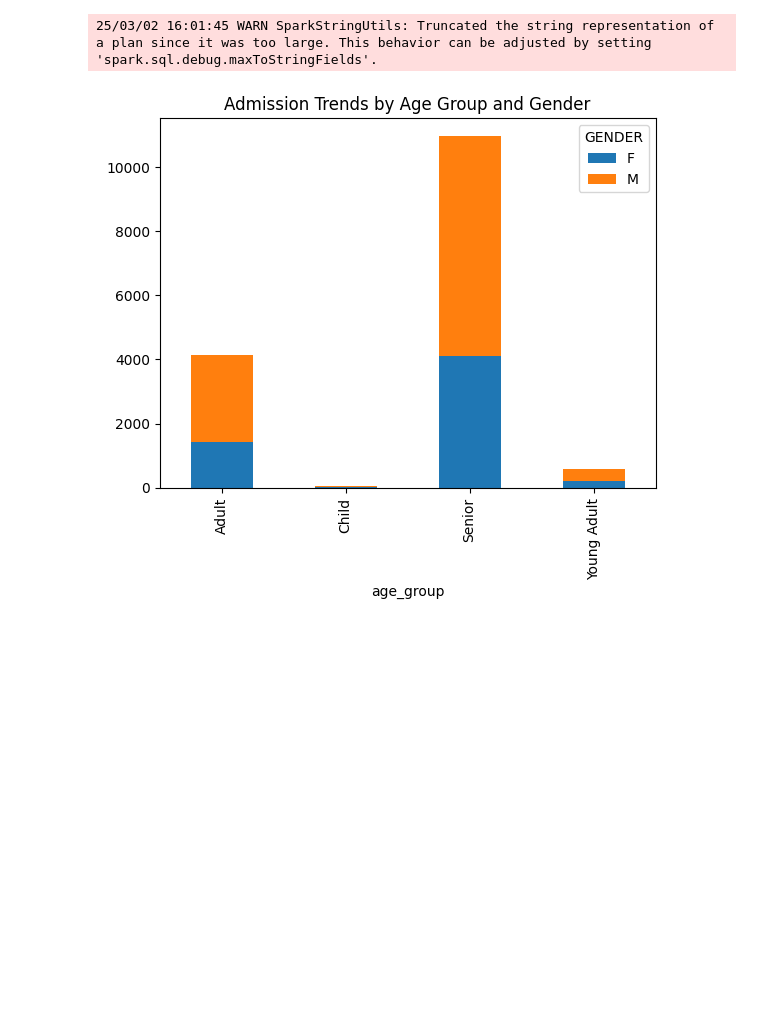
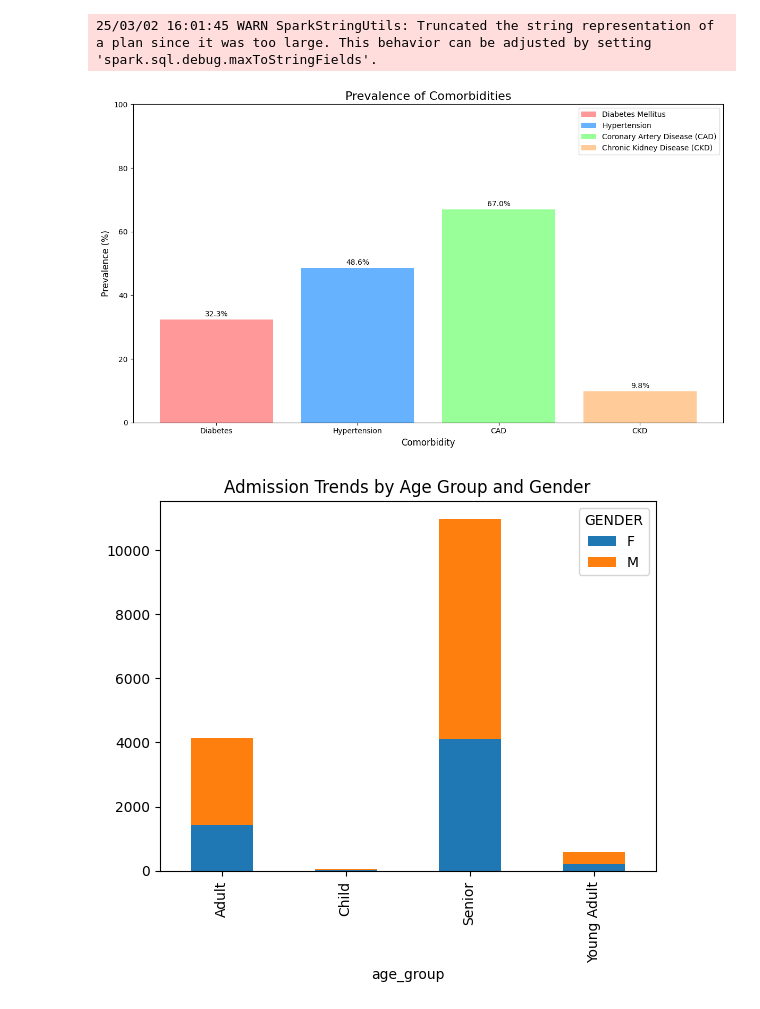
Before and after one commit to ExistCode/big_data_assignment, a Jupyter notebook: Spark.ipynb, the cells around one changed output. Drawn from its saved outputs; the diff is of its cells as text; code cells hidden in the pictures; blank space fills up the shorter version.

```diff
--- a/Untitled.ipynb
+++ b/Spark.ipynb
@@ -72,6 +72,43 @@ comorbidities = spark.sql("""
 """)
 # %% [output]
 25/03/02 16:01:45 WARN SparkStringUtils: Truncated the string representation of a plan since it was too large. This behavior can be adjusted by setting 'spark.sql.debug.maxToStringFields'.
+# %%
+comorbidity_results = comorbidities.collect()[0]
+# %%
+total_admissions = comorbidity_results['total_admissions']
+diabetes_prevalence = comorbidity_results['diabetes_count'] / \
+    total_admissions * 100
+hypertension_prevalence = comorbidity_results['hypertension_count'] / \
+    total_admissions * 100
+cad_prevalence = comorbidity_results['cad_count'] / total_admissions * 100
+ckd_prevalence = comorbidity_results['ckd_count'] / total_admissions * 100
+# %%
+import matplotlib.pyplot as plt
+
+comorbidities = ['Diabetes', 'Hypertension', 'CAD', 'CKD']
+prevalences = [diabetes_prevalence,
+               hypertension_prevalence, cad_prevalence, ckd_prevalence]
+colors = ['#FF9999', '#66B2FF', '#99FF99', '#FFCC99']
+
+plt.figure(figsize=(12, 7))
+bars = plt.bar(comorbidities, prevalences, color=colors)
+plt.title('Prevalence of Comorbidities', fontsize=16)
+plt.xlabel('Comorbidity', fontsize=12)
+plt.ylabel('Prevalence (%)', fontsize=12)
+plt.ylim(0, 100)
+
+for i, v in enumerate(prevalences):
+    plt.text(i, v + 1, f'{v:.1f}%', ha='center', fontsize=10)
+
+plt.legend(bars, ['Diabetes Mellitus', 'Hypertension',
+                  'Coronary Artery Disease (CAD)',
+                  'Chronic Kidney Disease (CKD)'],
+           loc='upper right', fontsize=10)
+
+plt.tight_layout()
+plt.show()
+# %% [output]
+[figure, added]
 # %%
 import matplotlib.pyplot as plt
 
```
